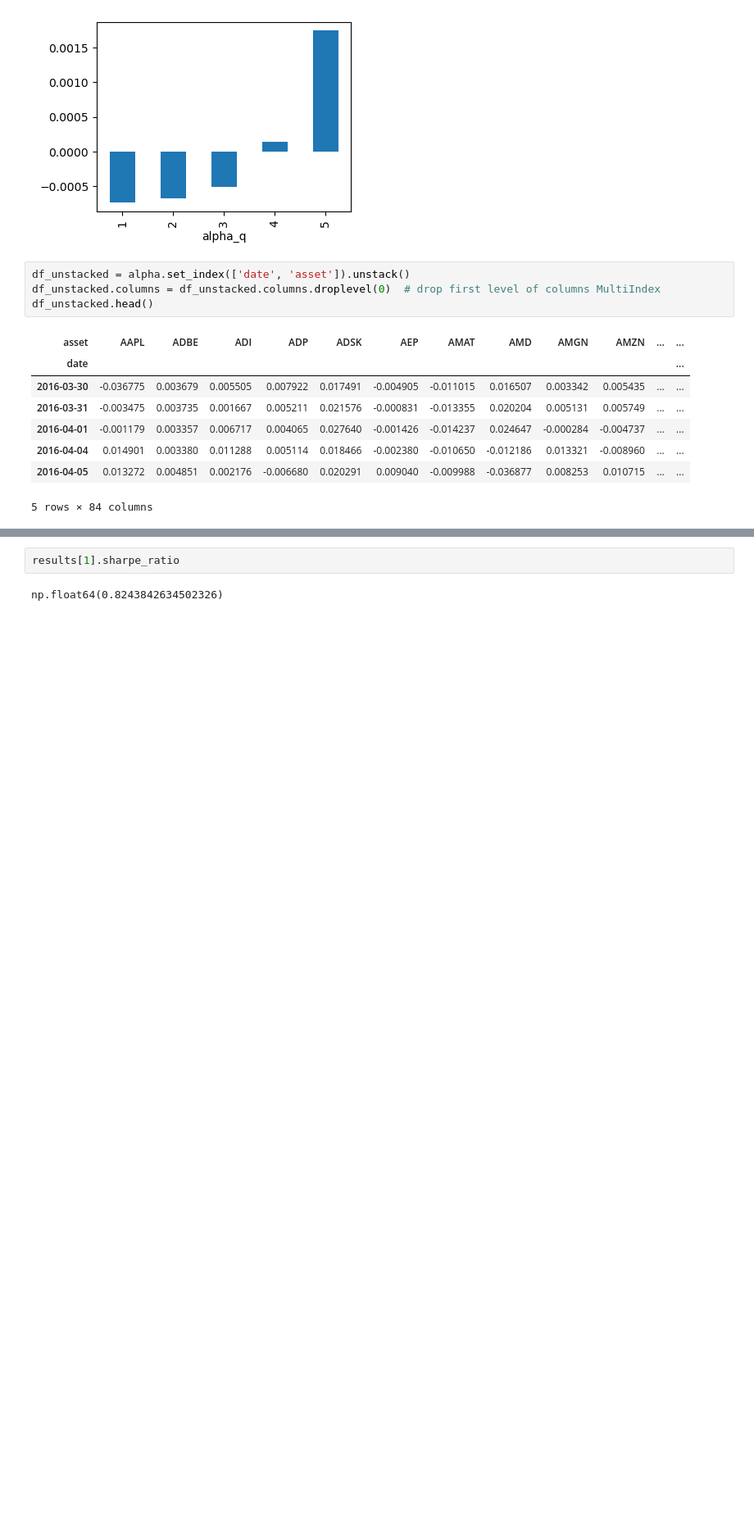
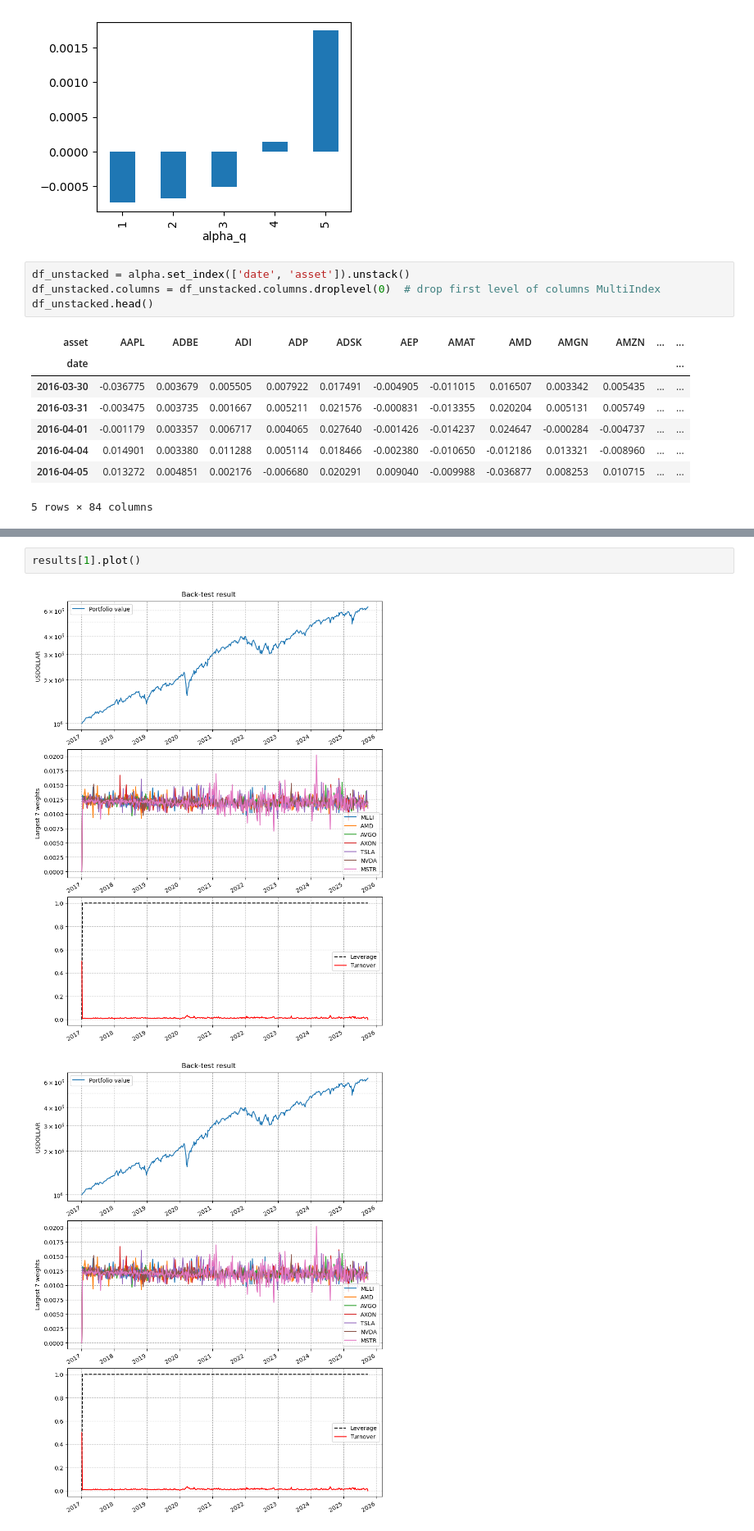
Before and after one commit to marketneutral/hedge_fund_evolution, a Jupyter notebook: quant_workflow.ipynb, the cells around one changed output, grey strips where cells are left out. Shown at 82% size. Saved outputs shown, nothing was run; the diff lists cells and outputs as text; blank space fills up the shorter version.

```diff
--- a/quant_workflow.ipynb
+++ b/quant_workflow.ipynb
@@ -477,4 +499,5 @@ results = sim.backtest_many(
 # %%
-results[1].sharpe_ratio
+results[1].plot()
 # %% [output]
-np.float64(0.8243842634502326)
+[figure, added]
+[figure, added]
```
Also changed, not shown: parts of 11 cells of this notebook, 4 other files.
